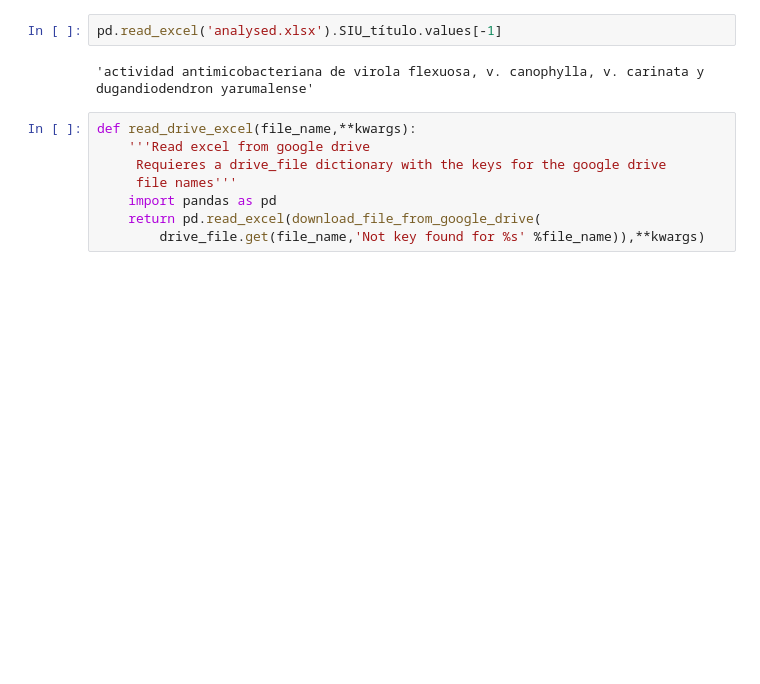
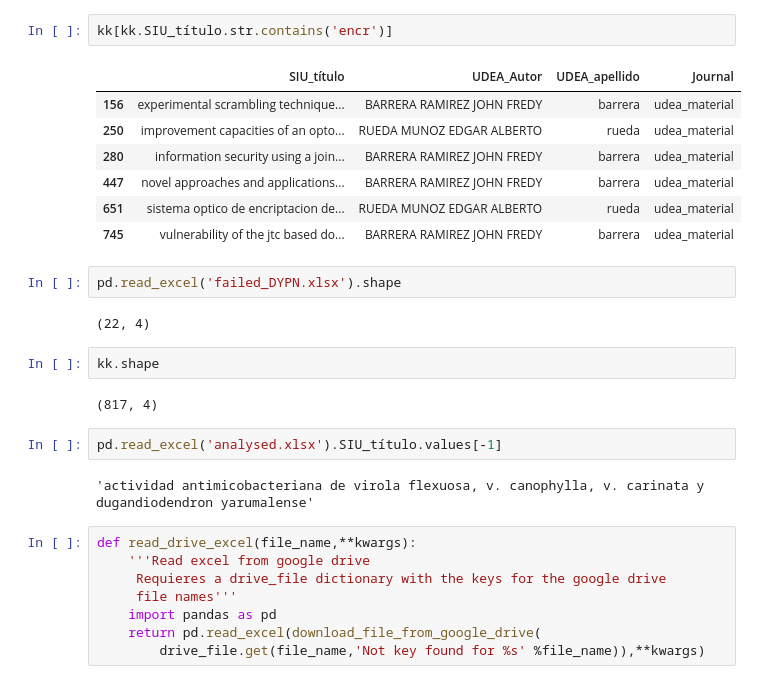
Before and after one commit to restrepo/run_firefox_from_jupyter, a Jupyter notebook: test.ipynb, the cells around one changed output. Cells and saved outputs as stored; diff of their text form; blank space fills up the shorter version.

```diff
--- a/test.ipynb
+++ b/test.ipynb
@@ -26,3 +39,21 @@ pd.read_excel('patents_ZLXO.xlsx')
+# %%
+kk[kk.SIU_título.str.contains('encr')]
+# %% [output]
+|  | SIU_título | UDEA_Autor | UDEA_apellido | Journal |
+| 156 | experimental scrambling technique... | BARRERA RAMIREZ JOHN FREDY | barrera | udea_material |
+| 250 | improvement capacities of an opto... | RUEDA MUNOZ EDGAR ALBERTO | rueda | udea_material |
+| 280 | information security using a join... | BARRERA RAMIREZ JOHN FREDY | barrera | udea_material |
+| 447 | novel approaches and applications... | BARRERA RAMIREZ JOHN FREDY | barrera | udea_material |
+| 651 | sistema optico de encriptacion de... | RUEDA MUNOZ EDGAR ALBERTO | rueda | udea_material |
+| 745 | vulnerability of the jtc based do... | BARRERA RAMIREZ JOHN FREDY | barrera | udea_material |
+# %%
+pd.read_excel('failed_DYPN.xlsx').shape
+# %% [output]
+(22, 4)
+# %%
+kk.shape
+# %% [output]
+(817, 4)
 # %%
 pd.read_excel('analysed.xlsx').SIU_título.values[-1]
 # %% [output]
```
Also changed, not shown: parts of 5 cells of this notebook, 1 other file.
